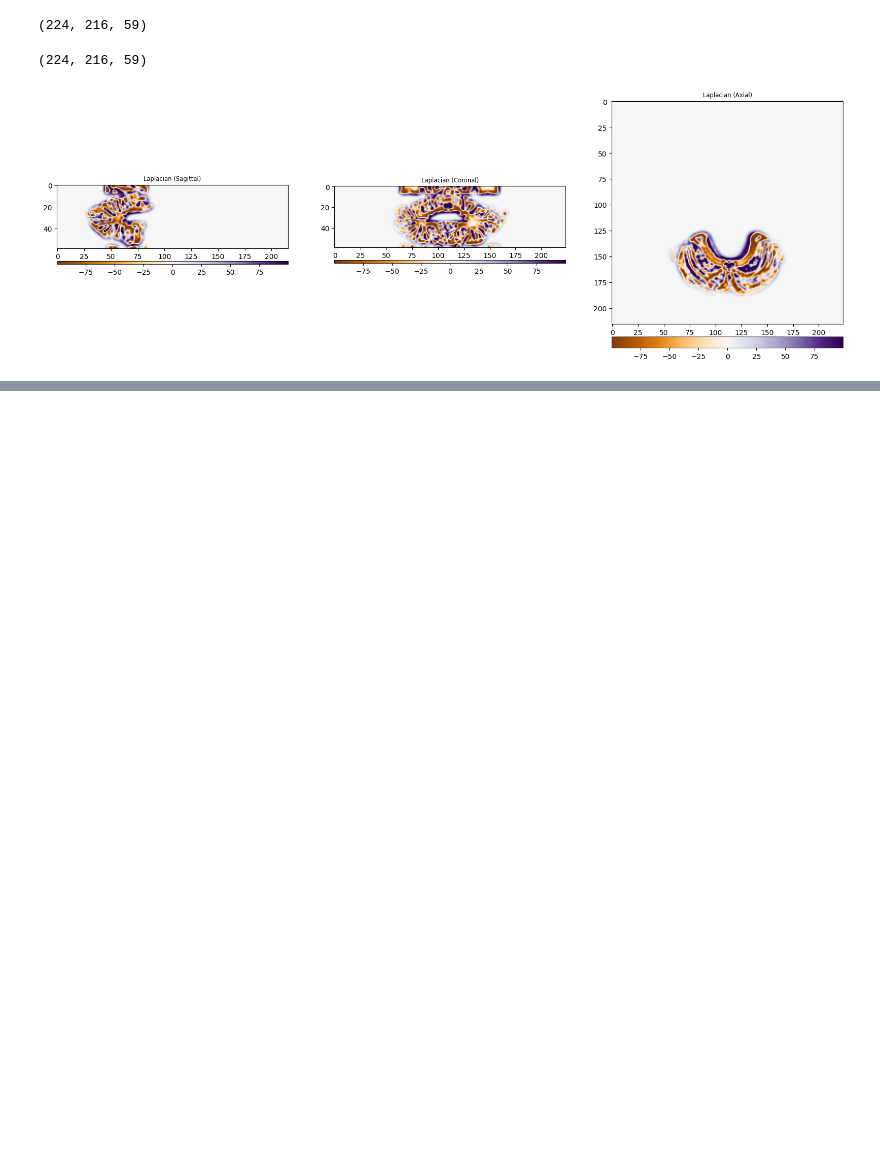
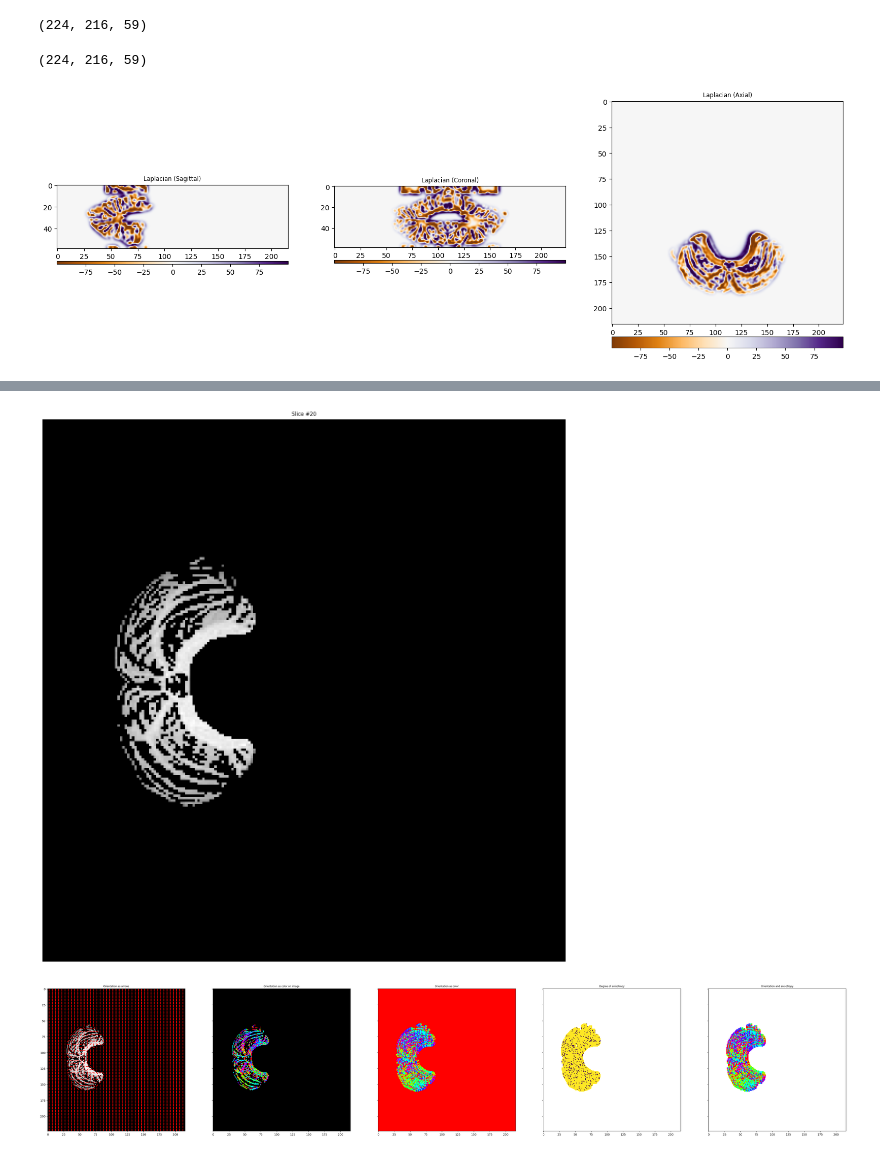
Before and after one commit to csenri/RGB-directions-of-white-matter-in-the-cerebellum, a Jupyter notebook: main.ipynb, the cells around one changed output, grey strips where cells are left out. Cells and saved outputs as stored; diff of their text form; code cells hidden in the pictures; blank space fills up the shorter version.

```diff
--- a/main.ipynb
+++ b/main.ipynb
@@ -647,0 +704,37 @@ show_images_with_colorbar(FA_vol, slices_to_show)
+# %%
+
+from skimage import exposure
+image = img_wm[:,:,30]
+# create a 16×16″ figure with one Axes
+fig, ax = plt.subplots(1, 1, figsize=(16, 16))
+
+
+# display with your colormap
+im = ax.imshow(image, cmap='grey')
+ax.set_title('Slice #20')
+ax.axis('off')
+
+plt.show()
+sigma = 0.5
+rho = 0.05
+S = st.structure_tensor_2d(image, sigma, rho)
+val, vec = st.eig_special_2d(S)
+figsize = (50,40)
+fig, ax = plt.subplots(1, 5, figsize=figsize, sharex=True, sharey=True)
+ax[0].imshow(image,cmap=plt.cm.gray)
+plot_orientations(ax[0], vec)
+ax[0].set_title('Orientation as arrows')
+orientation_st_rgba = plt.cm.hsv((np.arctan2(vec[1], vec[0])/np.pi))
+ax[1].imshow(plt.cm.gray(image)*orientation_st_rgba)
+ax[1].set_title('Orientation as color on image')
+ax[2].imshow(orientation_st_rgba)
+ax[2].set_title('Orientation as color')
+anisotropy = (1-val[0]/val[1])
+ax[3].imshow(anisotropy)
+ax[3].set_title('Degree of anisotropy')
+ax[4].imshow(plt.cm.gray(anisotropy)*orientation_st_rgba)
+ax[4].set_title('Orientation and anisotropy')
+plt.show()
+# %% [output]
+[figure, added]
+[figure, added]
```
Also changed, not shown: parts of 7 cells of this notebook, 10 other files.
